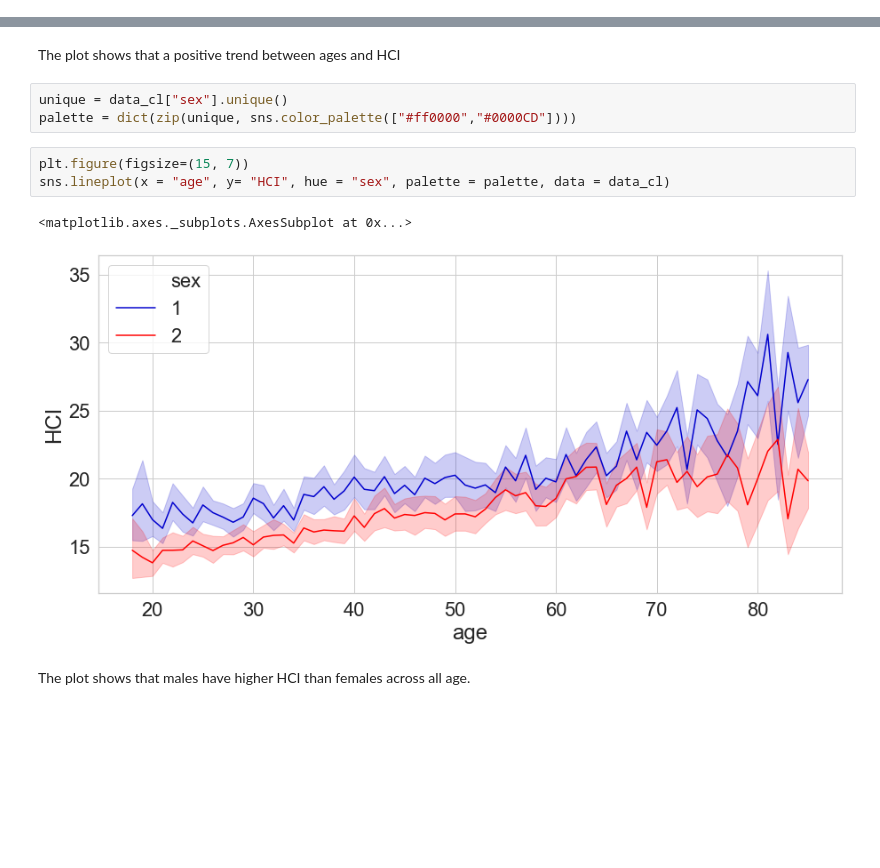
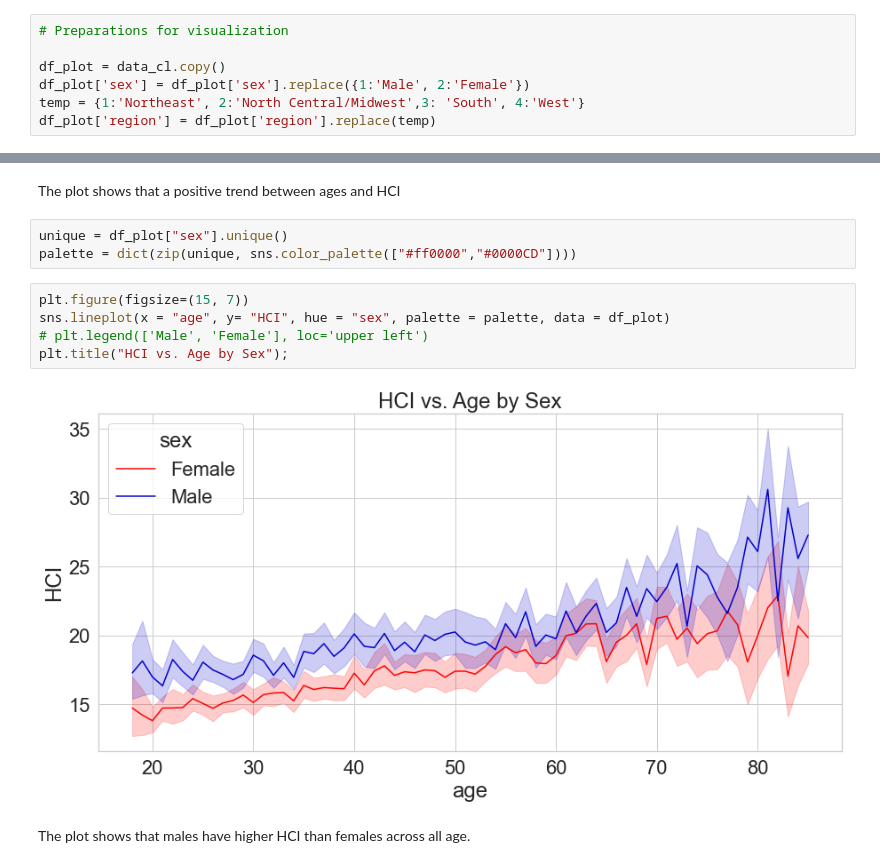
Before and after one commit to RosiePeng1/COGS108-Project, a Jupyter notebook: EDACheckpointGroup_Sp23_cogs108project.ipynb, the cells around one changed output, grey strips where cells are left out. Cells and saved outputs as stored; diff of their text form; blank space fills up the shorter version.

```diff
--- a/EDACheckpointGroup_Sp23_cogs108project.ipynb
+++ b/EDACheckpointGroup_Sp23_cogs108project.ipynb
@@ -397,0 +394,7 @@ data_cl[["age","HCI","sample_weight","BMI","BMI_cate"]].describe()
+# %%
+# Preparations for visualization
+
+df_plot = data_cl.copy()
+df_plot['sex'] = df_plot['sex'].replace({1:'Male', 2:'Female'})
+temp = {1:'Northeast', 2:'North Central/Midwest',3: 'South', 4:'West'}
+df_plot['region'] = df_plot['region'].replace(temp)
@@ -404,14 +409,15 @@ sns.lineplot(x = "age", y= "HCI", data = data_cl)
 # %% [markdown]
 The plot shows that a positive trend between ages and HCI
 # %%
-unique = data_cl["sex"].unique()
+unique = df_plot["sex"].unique()
 palette = dict(zip(unique, sns.color_palette(["#ff0000","#0000CD"])))
 # %%
 plt.figure(figsize=(15, 7))
-sns.lineplot(x = "age", y= "HCI", hue = "sex", palette = palette, data = data_cl)
+sns.lineplot(x = "age", y= "HCI", hue = "sex", palette = palette, data = df_plot)
+# plt.legend(['Male', 'Female'], loc='upper left')
+plt.title("HCI vs. Age by Sex");
 # %% [output]
-<matplotlib.axes._subplots.AxesSubplot at 0x...>
-[figure, old version]
+[figure, new version]
 # %% [markdown]
 The plot shows that males have higher HCI than females across all age.
 # %%
```
Also changed, not shown: parts of 16 cells of this notebook.
